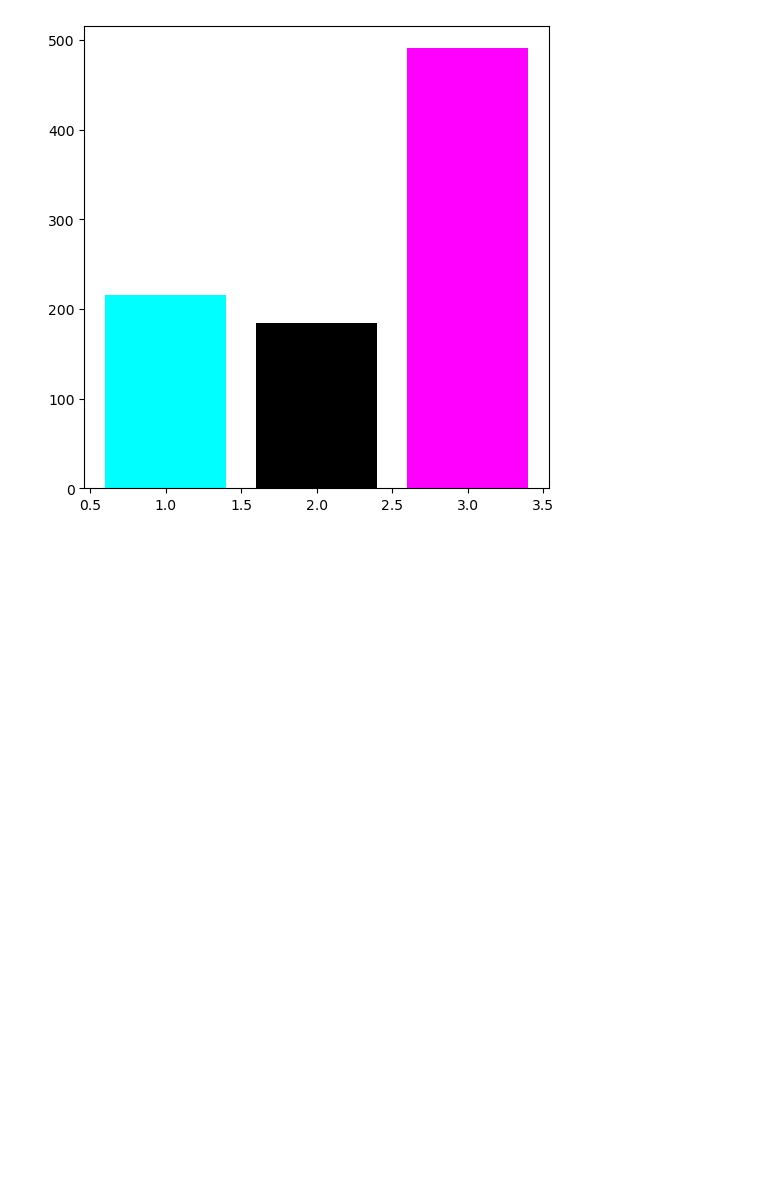
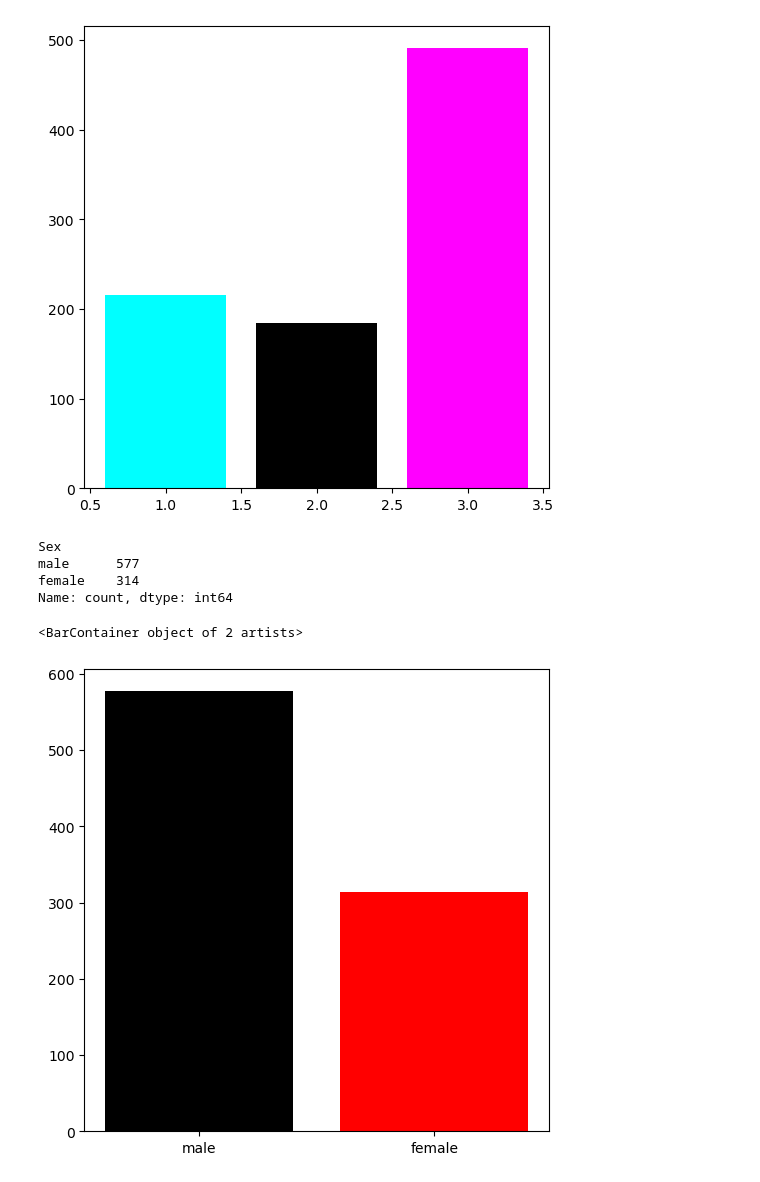
Before and after one commit to Sowmyabharathimullapudi/codesoft_intern, a Jupyter notebook: Task-1(Titanic)-checkpoint.ipynb, the cells around one changed output. Drawn from its saved outputs; the diff is of its cells as text; code cells hidden in the pictures; blank space fills up the shorter version.

```diff
--- a/Task-1(Titanic)-checkpoint.ipynb
+++ b/Task-1(Titanic)-checkpoint.ipynb
@@ -174,4 +174,15 @@ plt.bar(list(task_Titanic.Pclass.value_counts().keys()),list(task_Titanic.Pclass
 <BarContainer object of 3 artists>
 [figure]
 # %%
-task_Titanic..value_counts
+task_Titanic.Sex.value_counts()
+# %% [output]
+Sex
+male      577
+female    314
+Name: count, dtype: int64
+# %%
+plt.figure(figsize=(6,6))
+plt.bar(list(task_Titanic.Sex.value_counts().keys()),list(task_Titanic.Sex.value_counts()),color=['black','red'])
+# %% [output]
+<BarContainer object of 2 artists>
+[figure, added]
```
Also changed, not shown: parts of 16 cells of this notebook.
